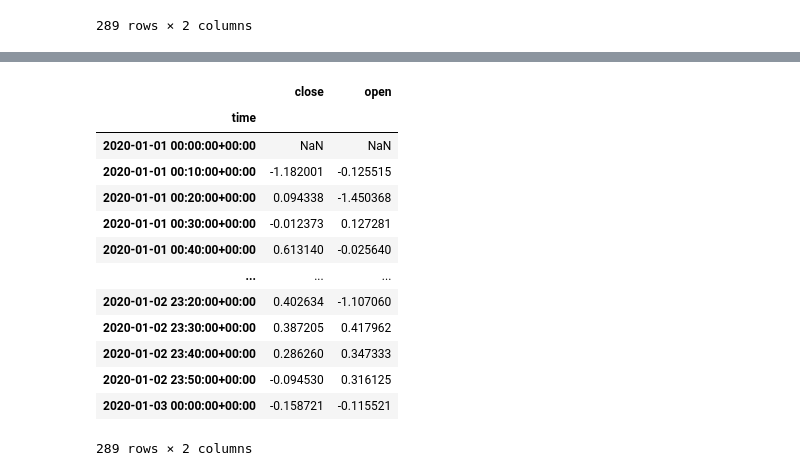
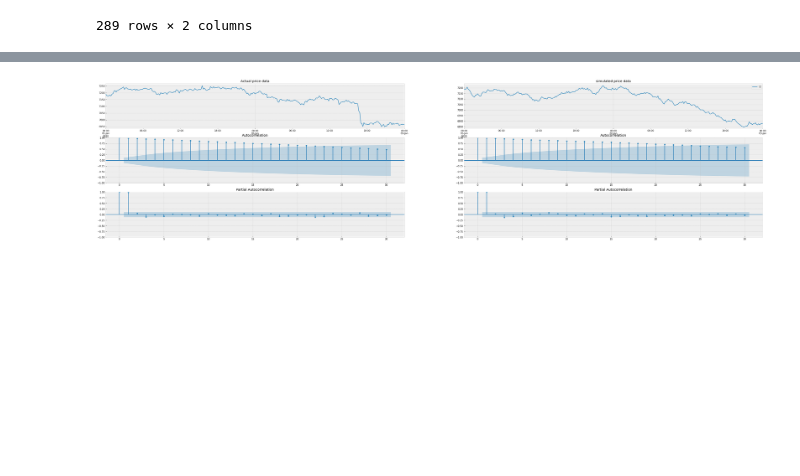
Before and after one commit to Bin1711/Binance, a Jupyter notebook: simulation_test.ipynb, the cells around one changed output, grey strips where cells are left out. Cells and saved outputs as stored; diff of their text form; code cells hidden in the pictures; blank space fills up the shorter version.

```diff
--- a/simulation_test.ipynb
+++ b/simulation_test.ipynb
@@ -76,0 +98,10 @@ dt1
+# %%
+dt2 = pd.DataFrame()
+dt2['close'] = t_close
+dt2['open'] = t_open
+dt2
+dt3 = simulate_multiple_time_series.normalize_or_standardize_data(dt2['open'], is_normalize= False)
+dt4 = simulate_multiple_time_series.normalize_or_standardize_data(dt2['close'], is_normalize= False)
+dt3 = np.append(dt3, dt4)
+dt3 = np.reshape(dt3, (2, len(dt4)))
+dt3
@@ -76,0 +126,3 @@ dt1
+# %%
+dt3 = np.matmul(inverse_chol , dt3)
+dt3[0], dt3[1]
@@ -76,0 +147,14 @@ dt1
+# %%
+var_close = simulate_multiple_time_series.compute_std(dt2['close'])
+mean_close = dt2['close'].mean()
+var_open = simulate_multiple_time_series.compute_std(dt2['open'])
+mean_open = dt2['open'].mean()
+transform_x_chol = pd.DataFrame()
+transform_x_chol['close'] = dt3[1]
+transform_x_chol['open'] = dt3[0]
+transform_back = pd.DataFrame()
+transform_back['open'] = dt3[0] * var_open + mean_open
+transform_back['close'] = dt3[0] * var_close + mean_close
+# transform_back['open'] = simulate_multiple_time_series.mulback_cholesky(transform_x_chol['open'],  False, var_open, mean_open)
+# transform_back['close'] = simulate_multiple_time_series.mulback_cholesky(transform_x_chol['close'],  False, var_close, mean_close)
+transform_back
@@ -76,0 +175,5 @@ dt1
+# %%
+simulated_price_data = pd.DataFrame()
+simulated_price_data['close'] = simulatedata.construct_price_series(transform_back['close'], dt['close'][0], dt.index[0], freq)
+simulated_price_data['open'] = simulatedata.construct_price_series(transform_back['open'], dt['open'][0], dt.index[0], freq)
+simulated_price_data
@@ -77,27 +194,22 @@ dt1
+# %%
+simulate = pd.DataFrame()
+simulate[0] = simulated_price_data['close']
+simulatedata.Evaluate_performance(dt['close'], simulate, lags=30, isclose = True)
+# %% [output]
+[figure, added]
 # %%
+#cách 2
+# nhân chol 2 lần
 var_close = simulate_multiple_time_series.compute_std(dt1['close'])
 mean_close = dt1['close'].mean()
 var_open = simulate_multiple_time_series.compute_std(dt1['open'])
 mean_open = dt1['open'].mean()
-chol = cholesky.cholesky2(dt1)
+chol = cholesky.cholesky2(dt)
 inverse_chol = np.linalg.inv(chol)
+# transform = dt1
+# transform
 transform= simulate_multiple_time_series.transform_forward(dt1, inverse_chol)
 transform
-# %% [output]
-|  | close | open |
-| time |  |  |
-| 2020-01-01 00:00:00+00:00 | NaN | NaN |
-| 2020-01-01 00:10:00+00:00 | -1.182001 | -0.125515 |
-| 2020-01-01 00:20:00+00:00 | 0.094338 | -1.450368 |
-| 2020-01-01 00:30:00+00:00 | -0.012373 | 0.127281 |
-| 2020-01-01 00:40:00+00:00 | 0.613140 | -0.025640 |
-| ... | ... | ... |
-| 2020-01-02 23:20:00+00:00 | 0.402634 | -1.107060 |
-| 2020-01-02 23:30:00+00:00 | 0.387205 | 0.417962 |
-| 2020-01-02 23:40:00+00:00 | 0.286260 | 0.347333 |
-| 2020-01-02 23:50:00+00:00 | -0.094530 | 0.316125 |
-| 2020-01-03 00:00:00+00:00 | -0.158721 | -0.115521 |
-289 rows × 2 columns
 # %%
 order_close, seasonal_order_close = simulatedata.get_order(transform['close'][1:])
 order_open, seasonal_order_open = simulatedata.get_order(transform['open'][1:])
```
Also changed, not shown: parts of 20 cells of this notebook, 1 other file.
